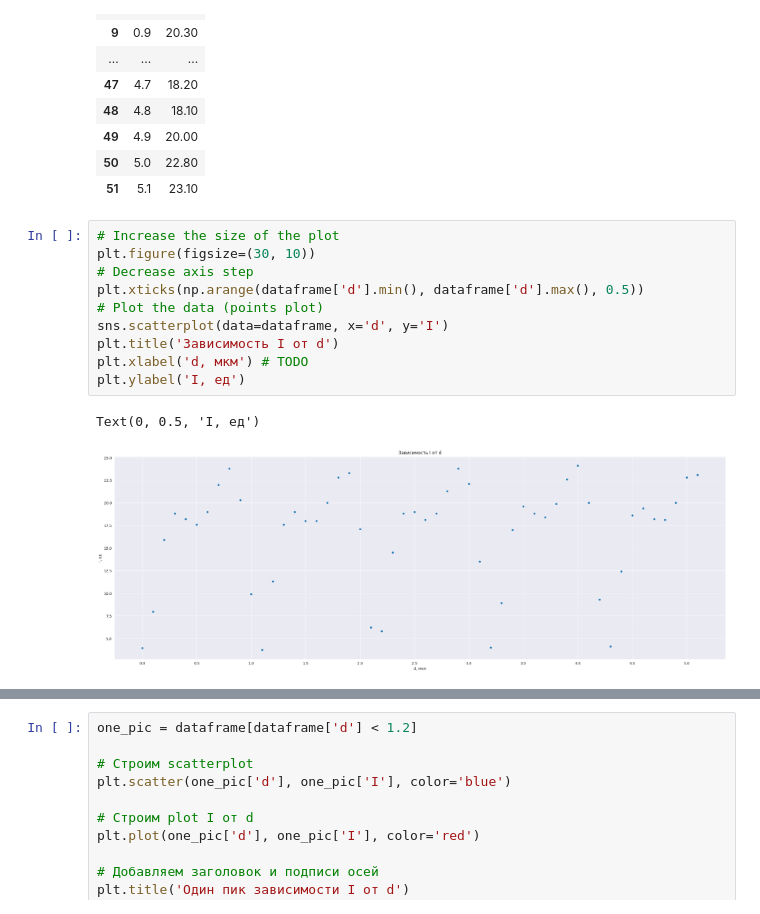
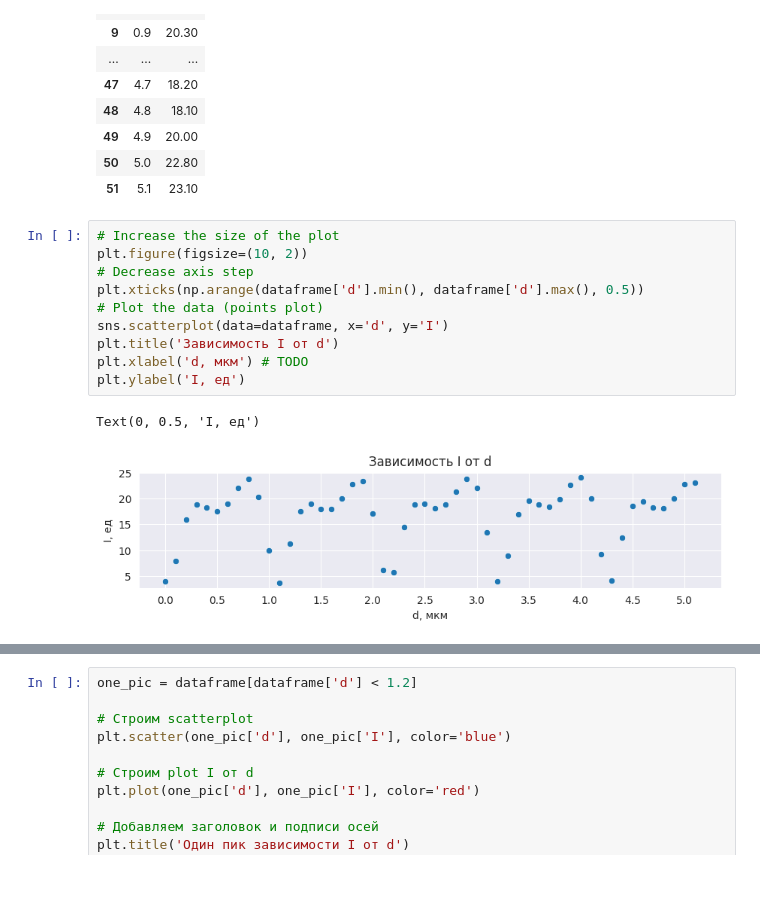
Before and after one commit to freQuensy23-coder/mipt_materials, a Jupyter notebook: 4sem/quasioptics_labs/lab2report.ipynb, the cells around one changed output, grey strips where cells are left out. Saved outputs shown, nothing was run; the diff lists cells and outputs as text; blank space fills up the shorter version.

```diff
--- a/4sem/quasioptics_labs/lab2report.ipynb
+++ b/4sem/quasioptics_labs/lab2report.ipynb
@@ -105,17 +106,17 @@ dataframe
 | 51 | 5.1 | 23.10 |
 # %%
 # Increase the size of the plot
-plt.figure(figsize=(30, 10))
+plt.figure(figsize=(10, 2))
 # Decrease axis step
 plt.xticks(np.arange(dataframe['d'].min(), dataframe['d'].max(), 0.5))
 # Plot the data (points plot)
 sns.scatterplot(data=dataframe, x='d', y='I')
 plt.title('Зависимость I от d')
 plt.xlabel('d, мкм') # TODO
 plt.ylabel('I, ед')
 # %% [output]
 Text(0, 0.5, 'I, ед')
-[figure, old version]
+[figure, new version]
 # %%
 plotly.express.scatter(dataframe, x='d', y='I')
 # %% [output]
```
Also changed, not shown: parts of 9 cells of this notebook.
